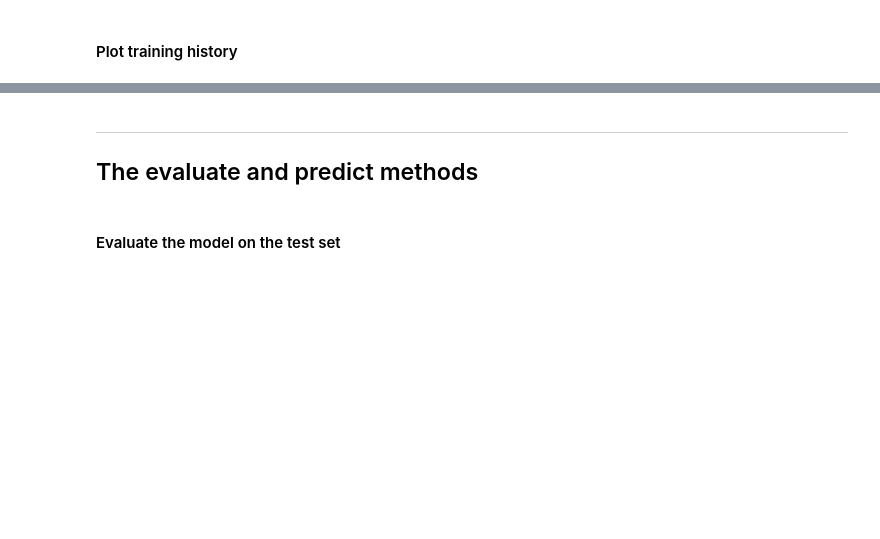
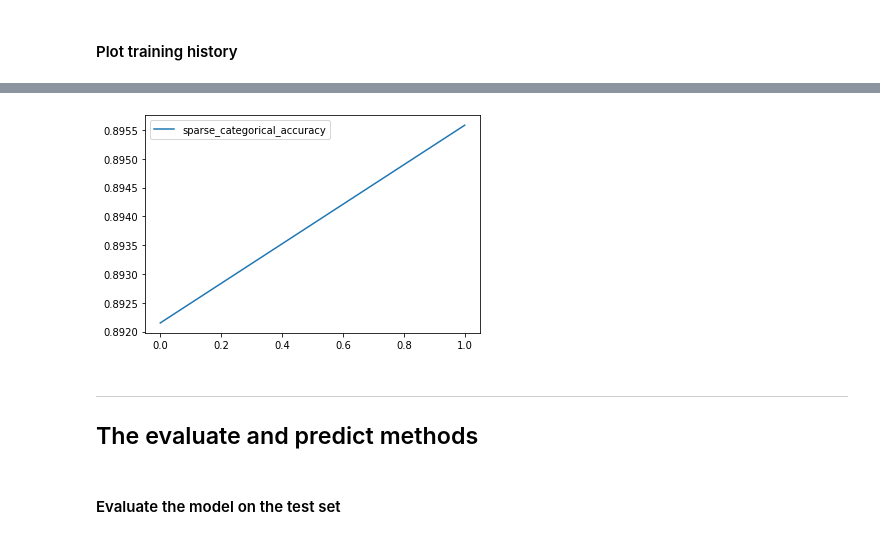
Before and after one commit to hamedmirsadeghi/DeepLearning, a Jupyter notebook: Keras_Tutorial.ipynb, the cells around one changed output, grey strips where cells are left out. Drawn from its saved outputs; the diff is of its cells as text; code cells hidden in the pictures; blank space fills up the shorter version.

```diff
--- a/Keras_Tutorial.ipynb
+++ b/Keras_Tutorial.ipynb
@@ -127,2 +190,5 @@ labels = [
 # %%
-# Make a plot for the loss
+# Make a plot for the accuracy
+df.plot(y='sparse_categorical_accuracy');
+# %% [output]
+[figure, added]
```
Also changed, not shown: parts of 21 cells of this notebook.
